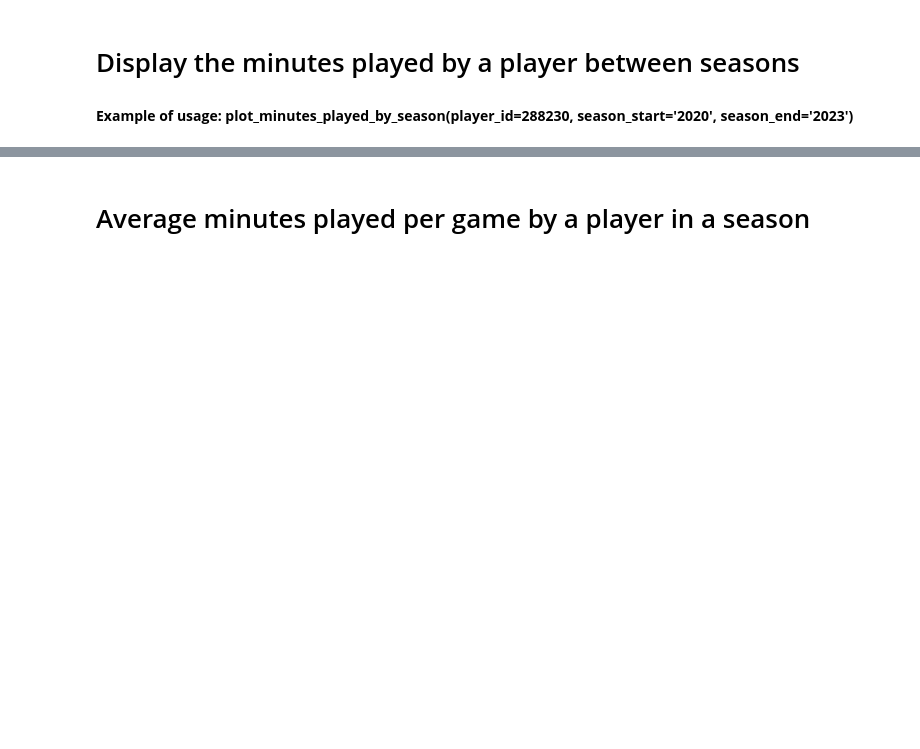
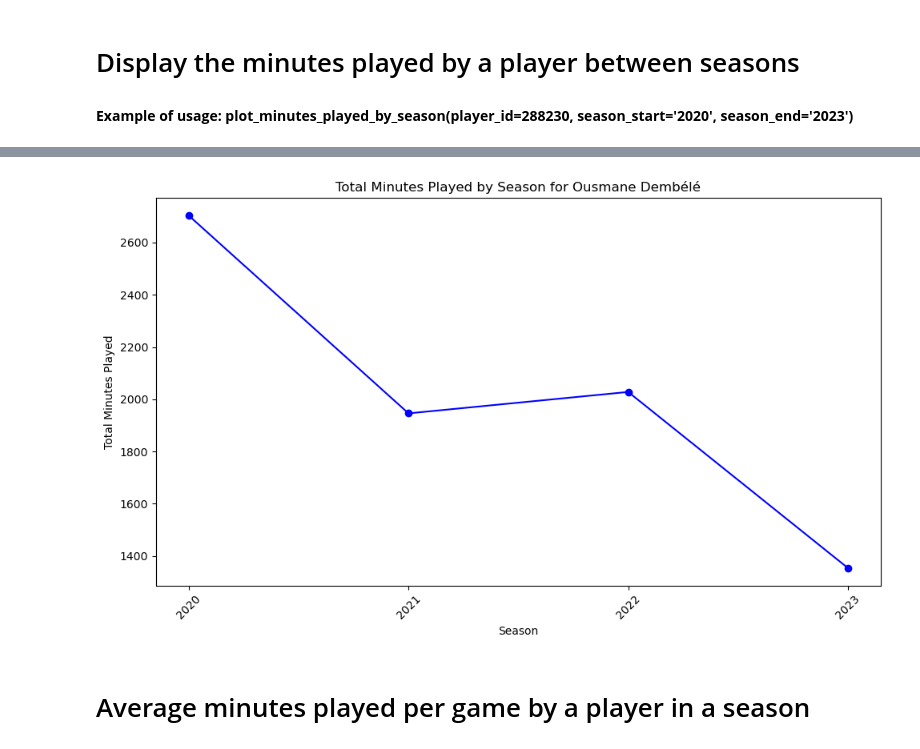
Before and after one commit to marv150302/Football-Stats-Project, a Jupyter notebook: solution/jupyter_data_analysis/data_analysis.ipynb, the cells around one changed output, grey strips where cells are left out. Drawn from its saved outputs; the diff is of its cells as text; code cells hidden in the pictures; blank space fills up the shorter version.

```diff
--- a/solution/jupyter_data_analysis/data_analysis.ipynb
+++ b/solution/jupyter_data_analysis/data_analysis.ipynb
@@ -101,45 +184,77 @@ def plot_goals_assists_per_season(player_id):
 <h4 style="font-weight:bold;">Example of usage: plot_minutes_played_by_season(player_id=288230, season_start='2020', season_end='2023')</h4>
 # %%
 def plot_minutes_played_by_season(player_id, season_start, season_end):
-    # Query to get minutes played by season
-    query = f"""
-    SELECT g.season, SUM(a.minutes_played) as total_minutes
-    FROM Appearances a
-    JOIN Games g ON a.game_id = g.game_id
-    WHERE a.player_id = {player_id} AND g.season BETWEEN '{season_start}' AND '{season_end}'
-    GROUP BY g.season
-    ORDER BY g.season;
-    """
+    # Query MongoDB for appearances and games data
+    appearances_collection = mongo_db['appearances']
+    games_collection = mongo_db['games']
 
-    # Execute the query and load the data into a DataFrame
-    df = pd.read_sql_query(query, engine)
+    # Aggregate the required data from MongoDB
+    pipeline = [
+        {'$match': {'player_id': player_id}},
+        {
+            '$lookup': {
+                'from': 'games',
+                'localField': 'game_id',
+                'foreignField': 'game_id',
+                'as': 'game_info'
+            }
+        },
+        {'$unwind': '$game_info'},
+        {
+            '$match': {
+                'game_info.season': {'$gte': season_start, '$lte': season_end}
+            }
+        },
+        {
+            '$group': {
+                '_id': '$game_info.season',
+                'total_minutes': {'$sum': '$minutes_played'}
+            }
+        },
+        {'$sort': {'_id': 1}}
+    ]
 
-    # Query to get the player's full name
+    # Execute the aggregation pipeline
+    mongo_result = list(appearances_collection.aggregate(pipeline))
+
+    # Debugging step: Print the aggregation result to inspect the data
+    print("MongoDB Aggregation Result:", mongo_result)
+
+    # Create DataFrame from the aggregation result
+    mongo_df = pd.DataFrame(mongo_result)
+    if '_id' in mongo_df.columns:
+        mongo_df.rename(columns={'_id': 'season'}, inplace=True)
+    else:
+        print("Error: The expected 'season' field is missing from the MongoDB aggregation result.")
+
+    # Query PostgreSQL for player name
     name_query = f"""
     SELECT name
     FROM Players
     WHERE player_id = {player_id};
     """
-
-    # Execute the query and get the player's full name
-    name_df = pd.read_sql_query(name_query, engine)
+    name_df = pd.read_sql_query(name_query, pg_engine)
     player_name = name_df['name'].iloc[0]
 
     # Create the line plot
     fig, ax = plt.subplots(figsize=(10, 6))
+    if 'season' in mongo_df.columns:
+        mongo_df['season'] = mongo_df['season'].astype(str)  # Ensure the season is a string for better plotting
+        x = mongo_df['season']
+        minutes = mongo_df['total_minutes']
 
-    df['season'] = df['season'].astype(str)  # Ensure the season is a string for better plotting
-    x = df['season']
-    minutes = df['total_minutes']
+        ax.plot(x, minutes, marker='o', linestyle='-', color='b')
 
-    ax.plot(x, minutes, marker='o', linestyle='-', color='b')
+        ax.set_xlabel('Season')
+        ax.set_ylabel('Total Minutes Played')
+        ax.set_title(f'Total Minutes Played by Season for {player_name}')
 
-    ax.set_xlabel('Season')
-    ax.set_ylabel('Total Minutes Played')
-    ax.set_title(f'Total Minutes Played by Season for {player_name}')
+        plt.xticks(rotation=45)
+        plt.tight_layout()
+        plt.show()
+    else:
+        print("Error: Unable to plot data because the 'season' field is missing from the DataFrame.")
 
-    plt.xticks(rotation=45)
-    plt.tight_layout()
-    plt.show()
-
-#plot_minutes_played_by_season(player_id=288230, season_start='2020', season_end='2023')
+# Function call test
+plot_minutes_played_by_season(player_id=288230, season_start=2020, season_end=2023)
+# %% [output]
@@ -146,3 +262,4 @@ def plot_minutes_played_by_season(player_id, season_start, season_end):
+[figure, added]
 # %% [markdown]
 # Average minutes played per game by a player in a season
 # %%
```
Also changed, not shown: parts of 36 cells of this notebook, 1 other file.
